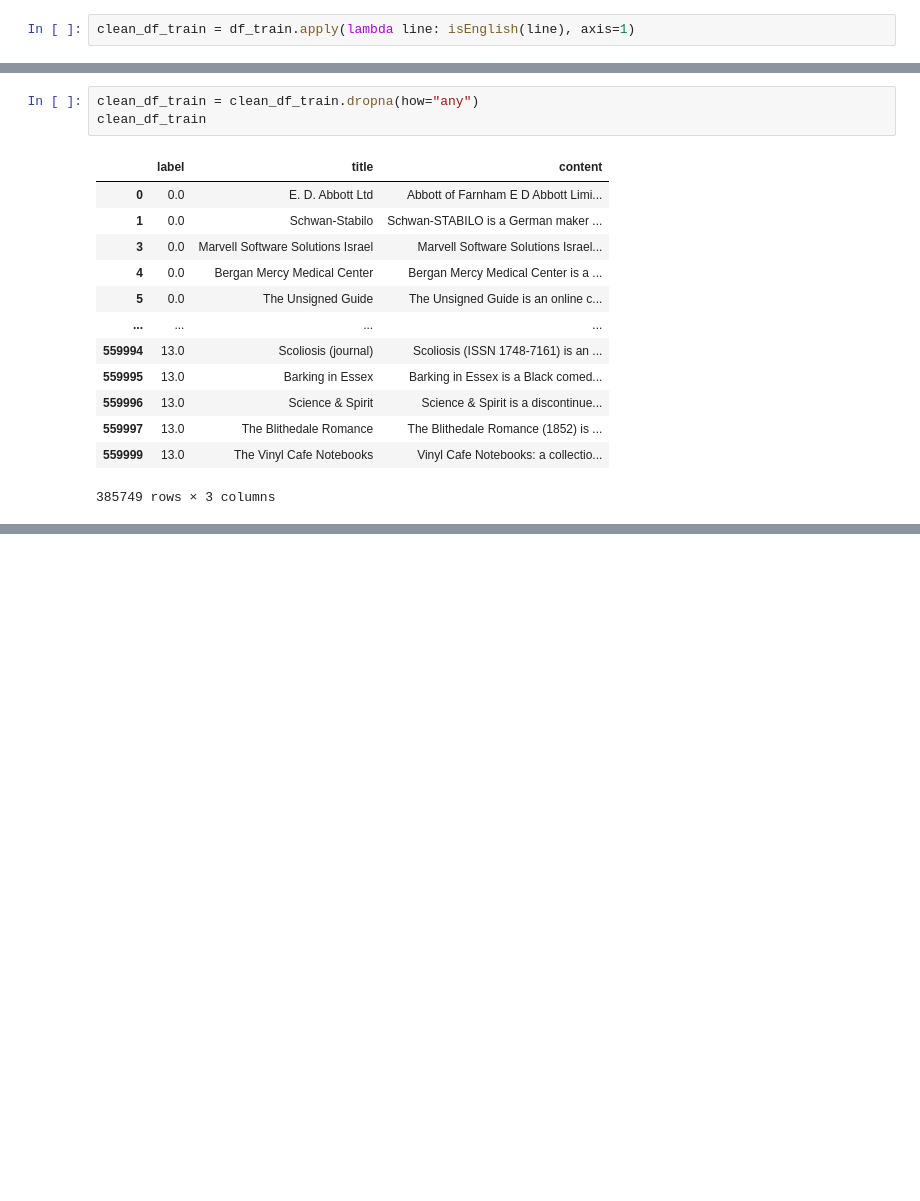
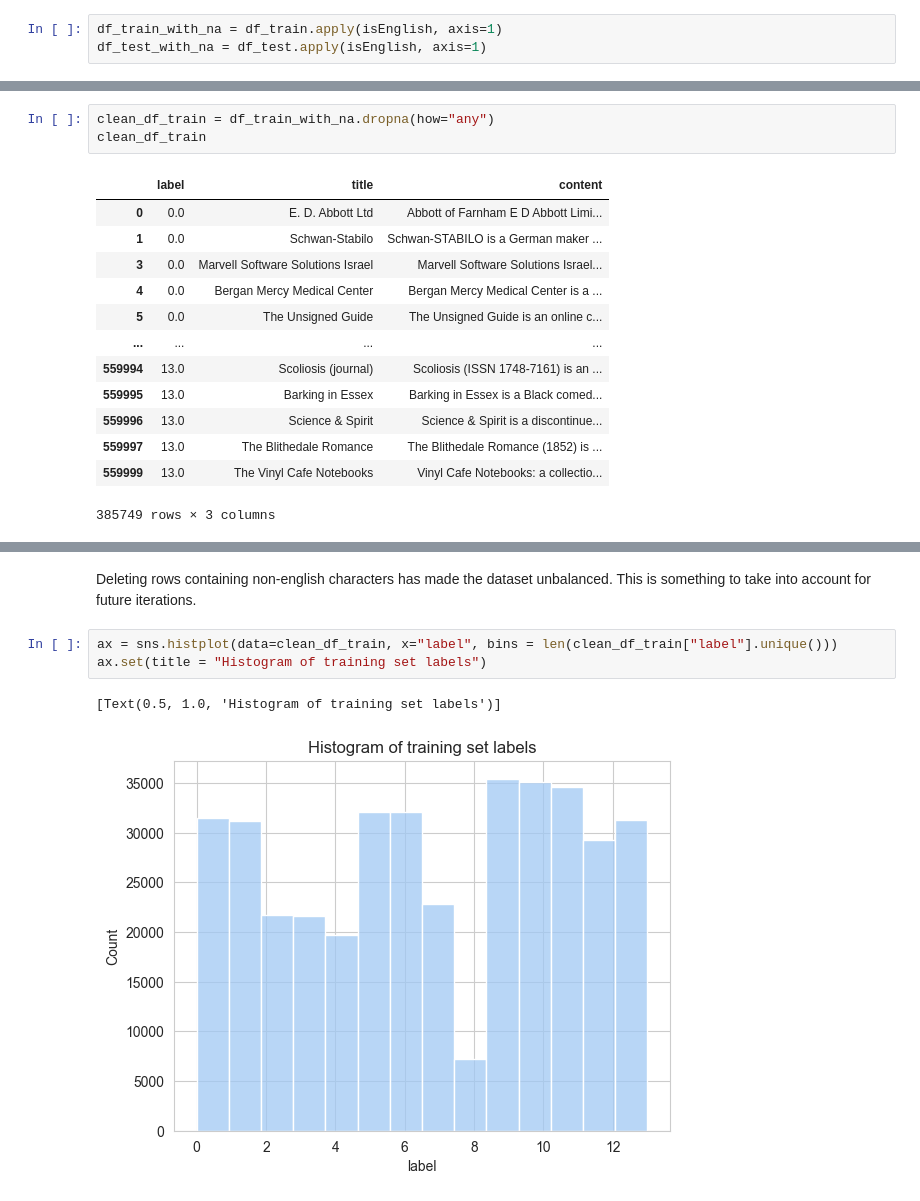
Before and after one commit to javi99/NLP_final, a Jupyter notebook: descriptive_statistics.ipynb, the cells around one changed output, grey strips where cells are left out. Saved outputs shown, nothing was run; the diff lists cells and outputs as text; blank space fills up the shorter version.

```diff
--- a/descriptive_statistics.ipynb
+++ b/descriptive_statistics.ipynb
@@ -146,3 +153,4 @@ def isEnglish(s):
 # %%
-clean_df_train = df_train.apply(lambda line: isEnglish(line), axis=1)
+df_train_with_na = df_train.apply(isEnglish, axis=1)
+df_test_with_na = df_test.apply(isEnglish, axis=1)
 # %%
@@ -158,5 +176,5 @@ examples_non_english.head()
 # %%
-clean_df_train = clean_df_train.dropna(how="any")
+clean_df_train = df_train_with_na.dropna(how="any")
 clean_df_train
 # %% [output]
 |  | label | title | content |
@@ -181,0 +210,8 @@ array([[<AxesSubplot:title={'center':'label'}>]], dtype=object)
+# %% [markdown]
+Deleting rows containing non-english characters has made the dataset unbalanced. This is something to take into account for future iterations.
+# %%
+ax = sns.histplot(data=clean_df_train, x="label", bins = len(clean_df_train["label"].unique()))
+ax.set(title = "Histogram of training set labels")
+# %% [output]
+[Text(0.5, 1.0, 'Histogram of training set labels')]
+[figure, added]
```
Also changed, not shown: parts of 17 cells of this notebook, 1 other file.
